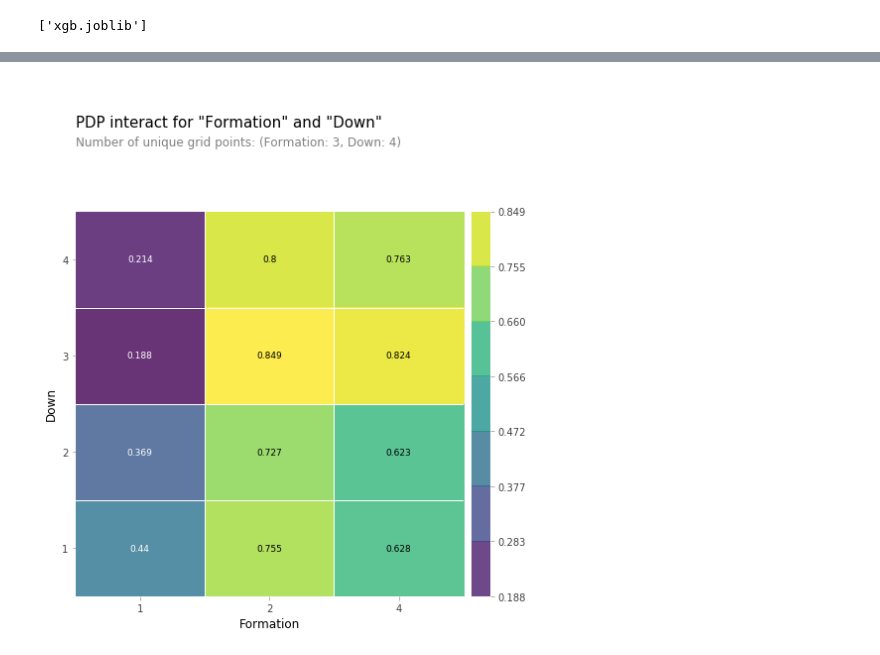
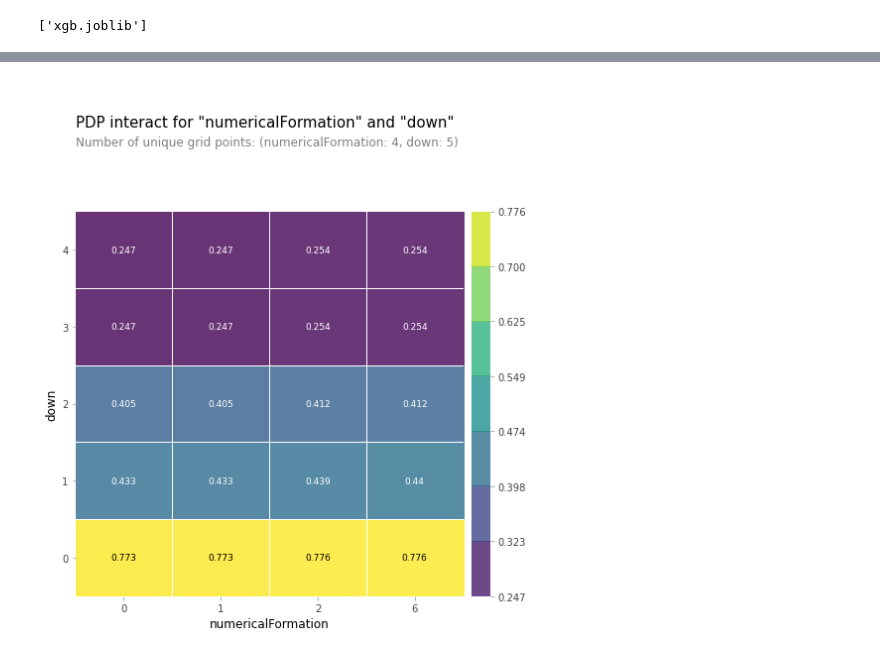
Before and after one commit to daanishrasheed/Unit2_Build_Project, a Jupyter notebook: notebooks/BuildWeekUnit2.ipynb, the cells around one changed output, grey strips where cells are left out. Drawn from its saved outputs; the diff is of its cells as text; code cells hidden in the pictures.

```diff
--- a/notebooks/BuildWeekUnit2.ipynb
+++ b/notebooks/BuildWeekUnit2.ipynb
@@ -234,2 +429,0 @@ df['YardsLeft'] = 100 - df['YardLine']
-# %%
-df = df[['GameId', 'GameDate', 'Quarter', 'Minute', 'Second', 'OffenseTeam', 'DefenseTeam', 'Down', 'ToGo', 'YardsLeft', 'Description', 'Formation', 'PlayType']]
@@ -271,0 +430,3 @@ features = ['Quarter', 'Minute', 'Second', 'OffenseTeam', 'DefenseTeam', 'Down',
+# %%
+import numpy as np
+train, validation, test = np.split(df.sample(frac=1), [int(0.7 * len(df)), int(0.9 * len(df))])
@@ -272,3 +437,6 @@ features = ['Quarter', 'Minute', 'Second', 'OffenseTeam', 'DefenseTeam', 'Down',
+# %%
+target = 'PlayType'
+features = ['half', 'secondsLeftInHalf', 'down', 'yardsToGo', 'yardsToEndzone', 'defendersInTheBox', 'rb_count', 'te_count', 'wr_count', 'ol_count', 'fb_count', 'dl_count', 'db_count', 'lb_count', 'offenseFormation', 'numericalFormation']
 # %%
 X_train = train[features]
 y_train = train[target]
@@ -456,14 +616,12 @@ df.head(100)
 # %%
+pd.set_option("display.max_columns", None)
 import eli5
 from eli5.sklearn import PermutationImportance
 
 preprocessor = ce.OrdinalEncoder()
 X_train_transformed = preprocessor.fit_transform(X_train[features])
 
-model = RandomForestClassifier(
-    n_estimators=100,
-    class_weight='balanced',
-    n_jobs=-1)
+model = XGBClassifier(random_state=42, n_estimators=100, n_jobs=-1)
 
 model.fit(X_train_transformed, y_train)
 permuter = PermutationImportance(model, scoring='roc_auc', n_iter=5, cv='prefit')
@@ -513,15 +686,15 @@ plot_confusion_matrix(y_val, y_pred);
 # %%
 from pdpbox.pdp import pdp_interact, pdp_interact_plot
 
-features = ['Formation', 'Down']
+features = ['numericalFormation', 'down']
 
 interaction = pdp_interact(
     model=model,
     dataset=X_train_transformed,
     model_features=X_train_transformed.columns,
     features=features
 )
 
 pdp_interact_plot(interaction, plot_type='grid', feature_names=features);
 # %% [output]
-[figure, old version]
+[figure, new version]
```
Also changed, not shown: parts of 89 cells of this notebook.
